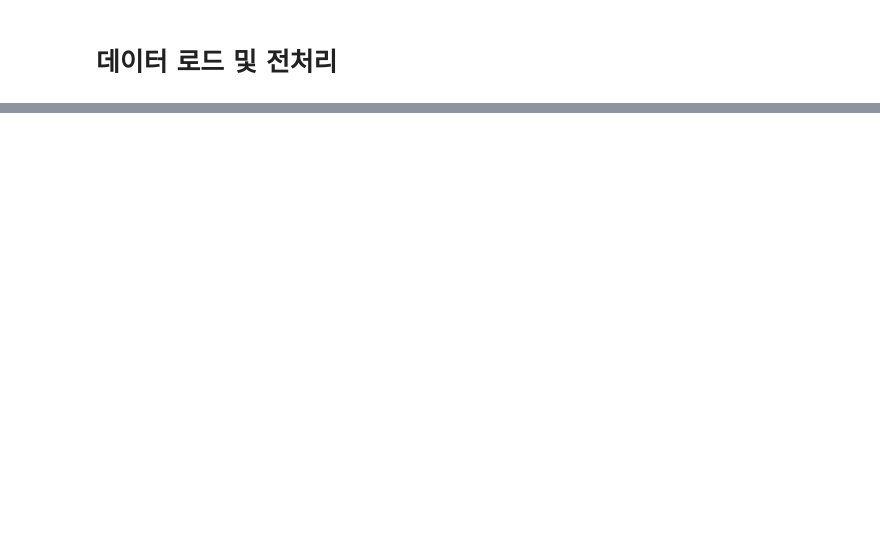
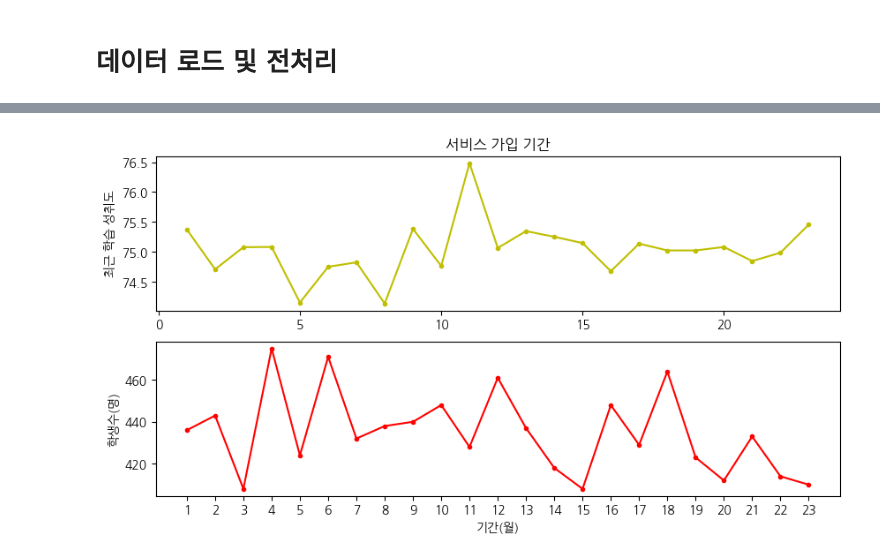
Before and after one commit to jweom62/WASSUP4, a Jupyter notebook: 05_Data_Analysis/DA_Mini_Project.ipynb, the cells around one changed output, grey strips where cells are left out. Saved outputs shown, nothing was run; the diff lists cells and outputs as text; code cells hidden in the pictures; blank space fills up the shorter version.

```diff
--- a/05_Data_Analysis/DA_Mini_Project.ipynb
+++ b/05_Data_Analysis/DA_Mini_Project.ipynb
@@ -137,0 +296,39 @@ all_data.tail(10)
+# %%
+df['subscription_duration'].sort_values()
+sub_duration = df['subscription_duration'].value_counts().sort_index()
+
+sub_recent_achieve = df.groupby(df['subscription_duration'])['recent_learning_achievement'].mean()
+#print(sub_mean)
+
+#그래프 사이즈
+plt.figure(figsize=(10,5))
+
+#그래프 x축 y축
+#plt.plot(sub_duration.index, sub_recent_achieve.values, color="red")
+#plt.plot(sub_duration.index, sub_duration.values, color="green")
+
+ax1 = plt.subplot(2, 1, 1) # 2행 1열, 순서
+plt.plot(sub_duration.index, sub_recent_achieve.values, 'y.-')
+plt.title('서비스 가입 기간')
+plt.ylabel('최근 학습 성취도')
+
+ax2 = plt.subplot(2, 1, 2) # 2행 1열, 순서
+plt.plot(sub_duration.index, sub_duration.values, 'r.-')
+plt.ylabel('학생수(명)')
+
+#그래프 명
+#plt.title('서비스 가입 기간')
+
+#그래프 x축 레이블
+plt.xlabel('기간(월)')
+
+#그래프 y축 레이블
+#plt.ylabel('최근 학습 성취도')
+
+#x축 레이블을
+plt.xticks(sub_duration.index)
+
+#그래프 출력
+plt.show()
+# %% [output]
+[figure, added]
```
Also changed, not shown: parts of 44 cells of this notebook, 4 other files.
